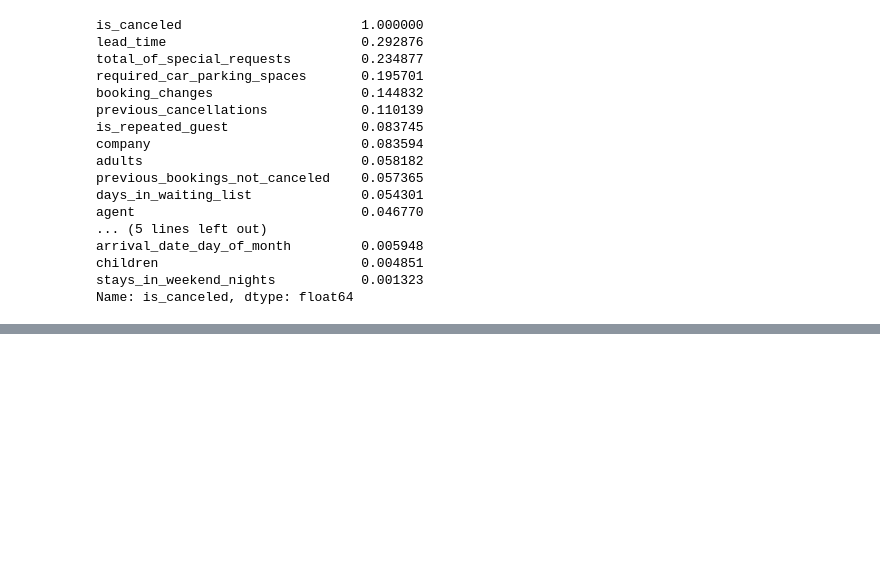
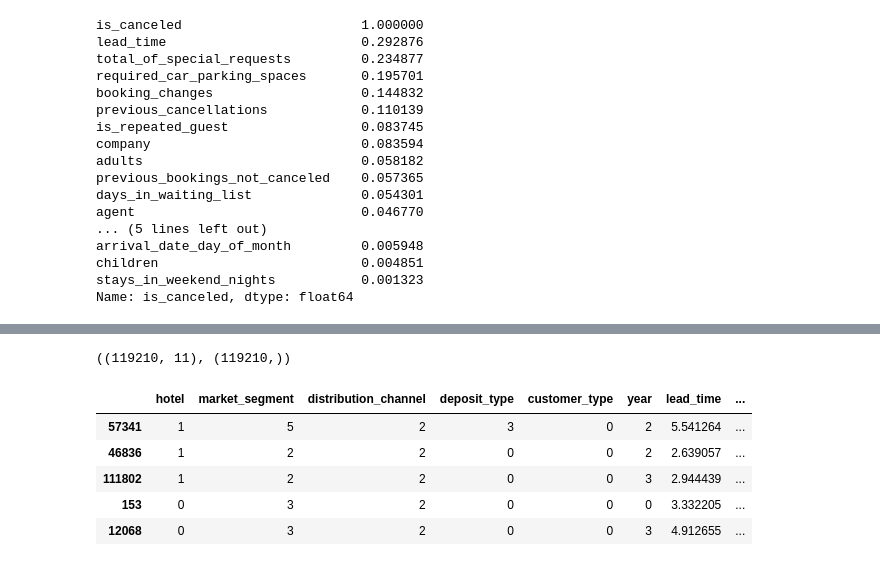
Before and after one commit to bonlycpe/Hotel-Booking-Cancellation-Prediction-Using-Decision-Tree, a Jupyter notebook: Little_Workspace/PreprocessingFunc.ipynb, the cells around one changed output, grey strips where cells are left out. Saved outputs shown, nothing was run; the diff lists cells and outputs as text; code cells hidden in the pictures; blank space fills up the shorter version.

```diff
--- a/Little_Workspace/Preprocessing.ipynb
+++ b/Little_Workspace/PreprocessingFunc.ipynb
@@ -178,0 +438,18 @@ Name: is_canceled, dtype: float64
+# %%
+num_df['adr'] = num_df['adr'].fillna(value = num_df['adr'].mean())
+# %%
+X = pd.concat([cat_df, num_df], axis = 1)
+y = df['is_canceled']
+# %%
+check = pd.concat([cat_df, num_df, df['is_canceled']], axis = 1)
+check
+correlation = check.corr()['is_canceled'].abs().sort_values(ascending = False)
+print(len(correlation))
+print(correlation)
+
+# # dropping columns that are not useful
+
+useless_col = ['stays_in_weekend_nights', 'children' , 'arrival_date_day_of_month', 'arrival_date_year', 'meal', 'arrival_date_week_number', 'stays_in_week_nights', 'agent', 'babies', 'day','reserved_room_type','days_in_waiting_list', 'previous_bookings_not_canceled', 'adults', 'month', 'adr', 'is_repeated_guest', 'company',
+               'reservation_status', 'country', 'assigned_room_type']
+
+X.drop(useless_col, axis = 1, inplace = True)
@@ -178,0 +474,17 @@ Name: is_canceled, dtype: float64
+# %%
+X.shape, y.shape
+# %% [output]
+((119210, 11), (119210,))
+# %%
+# splitting data into training set and test set
+
+X_train, X_test, y_train, y_test = train_test_split(X, y, test_size = 0.30)
+# %%
+X_train.head()
+# %% [output]
+|  | hotel | market_segment | distribution_channel | deposit_type | customer_type | year | lead_time | ... |
+| 57341 | 1 | 5 | 2 | 3 | 0 | 2 | 5.541264 | ... |
+| 46836 | 1 | 2 | 2 | 0 | 0 | 2 | 2.639057 | ... |
+| 111802 | 1 | 2 | 2 | 0 | 0 | 3 | 2.944439 | ... |
+| 153 | 0 | 3 | 2 | 0 | 0 | 0 | 3.332205 | ... |
+| 12068 | 0 | 3 | 2 | 0 | 0 | 3 | 4.912655 | ... |
```
Also changed, not shown: parts of 28 cells of this notebook, 2 other files.
